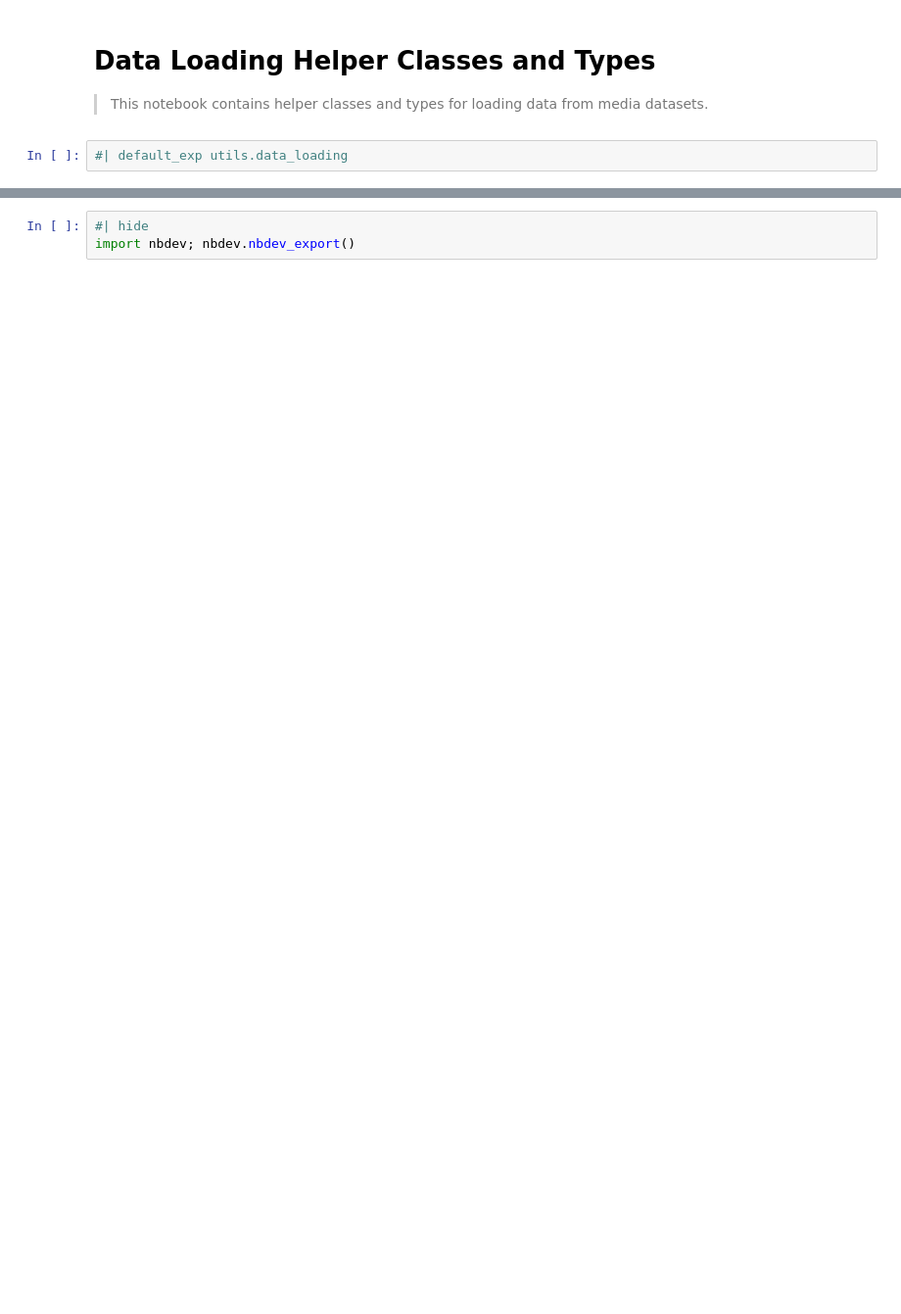
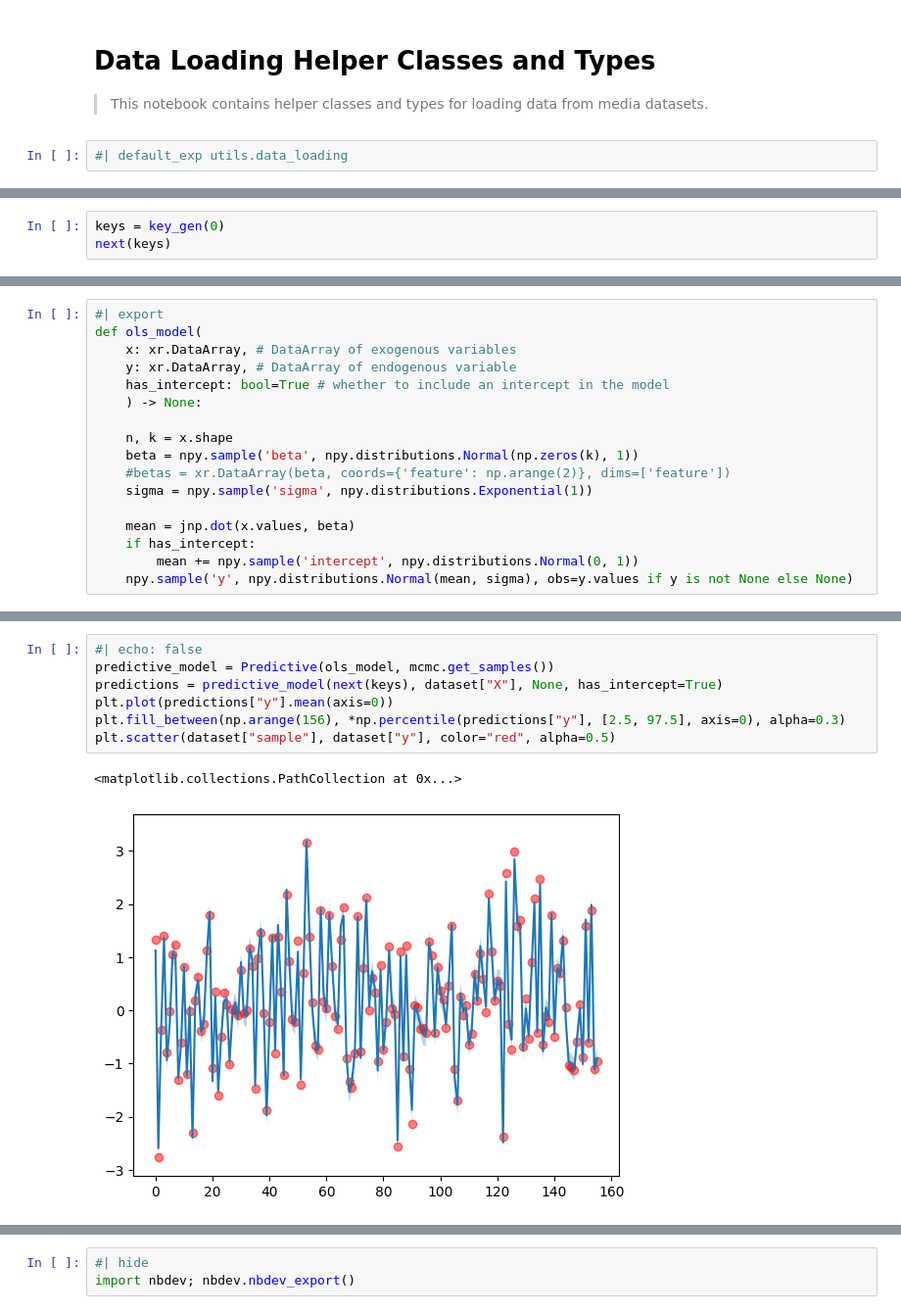
Before and after one commit to redam94/Haruspex, a Jupyter notebook: nbs/utils/00_data_loading.ipynb, the cells around one changed output, grey strips where cells are left out. Shown at 98% size. Cells and saved outputs as stored; diff of their text form; blank space fills up the shorter version.

```diff
--- a/nbs/utils/00_data_loading.ipynb
+++ b/nbs/utils/00_data_loading.ipynb
@@ -25,0 +54,3 @@ from pathlib import Path
+# %%
+keys = key_gen(0)
+next(keys)
@@ -25,0 +240,17 @@ from pathlib import Path
+# %%
+#| export
+def ols_model(
+    x: xr.DataArray, # DataArray of exogenous variables
+    y: xr.DataArray, # DataArray of endogenous variable
+    has_intercept: bool=True # whether to include an intercept in the model
+    ) -> None:
+
+    n, k = x.shape
+    beta = npy.sample('beta', npy.distributions.Normal(np.zeros(k), 1))
+    #betas = xr.DataArray(beta, coords={'feature': np.arange(2)}, dims=['feature'])
+    sigma = npy.sample('sigma', npy.distributions.Exponential(1))
+
+    mean = jnp.dot(x.values, beta)
+    if has_intercept:
+        mean += npy.sample('intercept', npy.distributions.Normal(0, 1))
+    npy.sample('y', npy.distributions.Normal(mean, sigma), obs=y.values if y is not None else None)
@@ -26,3 +272,13 @@ from pathlib import Path
+# %%
+#| echo: false
+predictive_model = Predictive(ols_model, mcmc.get_samples())
+predictions = predictive_model(next(keys), dataset["X"], None, has_intercept=True)
+plt.plot(predictions["y"].mean(axis=0))
+plt.fill_between(np.arange(156), *np.percentile(predictions["y"], [2.5, 97.5], axis=0), alpha=0.3)
+plt.scatter(dataset["sample"], dataset["y"], color="red", alpha=0.5)
+# %% [output]
+<matplotlib.collections.PathCollection at 0x...>
+[figure, added]
 # %%
 #| export
 class DataLoader:
```
Also changed, not shown: parts of 22 cells of this notebook, 9 other files.
